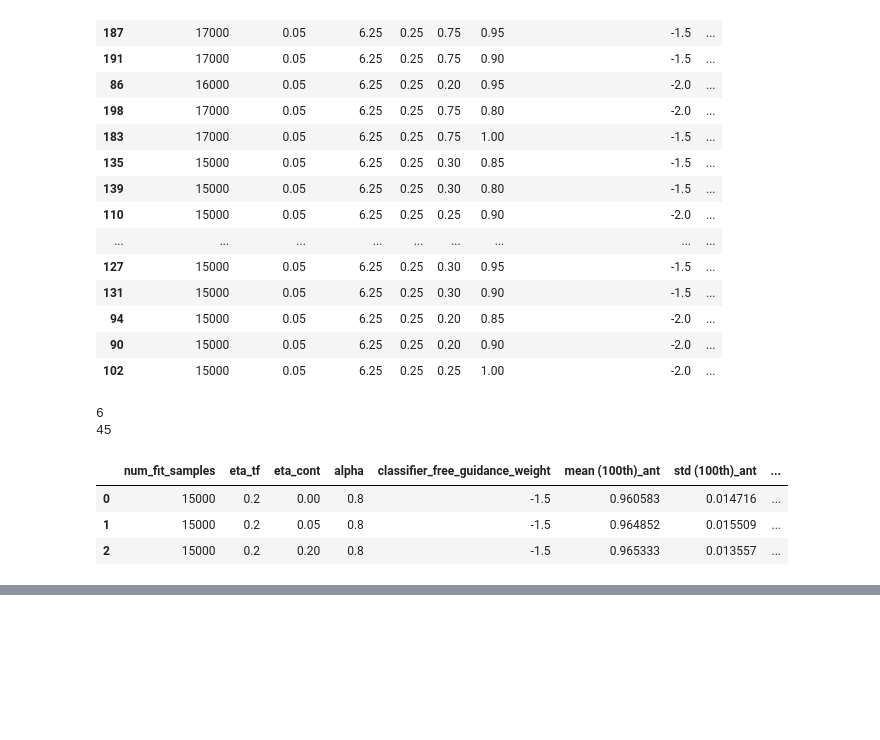
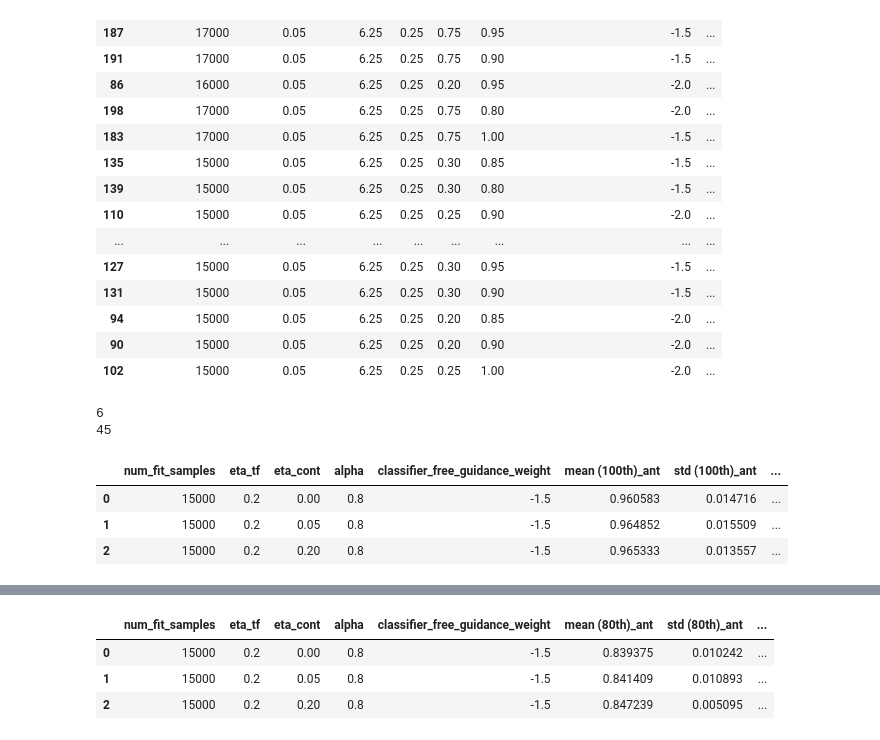
Before and after one commit to HungTT912/L2HD-setting-2, a Jupyter notebook: test.ipynb, the cells around one changed output, grey strips where cells are left out. Drawn from its saved outputs; the diff is of its cells as text; code cells hidden in the pictures; blank space fills up the shorter version.

```diff
--- a/test.ipynb
+++ b/test.ipynb
@@ -178,3 +202,10 @@ best_ant_hyper[['num_fit_samples','eta_tf','eta_cont','alpha','classifier_free_g
+# %%
+best_ant_hyper[['num_fit_samples','eta_tf','eta_cont','alpha','classifier_free_guidance_weight','mean (80th)_ant','std (80th)_ant','mean (80th)_dkitty','std (80th)_dkitty','mean (80th)_tf8','std (80th)_tf8', 'mean (80th)_tf10', 'std (80th)_tf10']]
+# %% [output]
+|  | num_fit_samples | eta_tf | eta_cont | alpha | classifier_free_guidance_weight | mean (80th)_ant | std (80th)_ant | ... |
+| 0 | 15000 | 0.2 | 0.00 | 0.8 | -1.5 | 0.839375 | 0.010242 | ... |
+| 1 | 15000 | 0.2 | 0.05 | 0.8 | -1.5 | 0.841409 | 0.010893 | ... |
+| 2 | 15000 | 0.2 | 0.20 | 0.8 | -1.5 | 0.847239 | 0.005095 | ... |
 # %%
 import pandas as pd
 best_ant_hyper = pd.read_csv('tuning_results/tune_23/result/tuning_result_ant_lengthscale1.0_sampling_lr0.001_delta0.25.csv')
```
Also changed, not shown: parts of 2 cells of this notebook, 5 other files.
